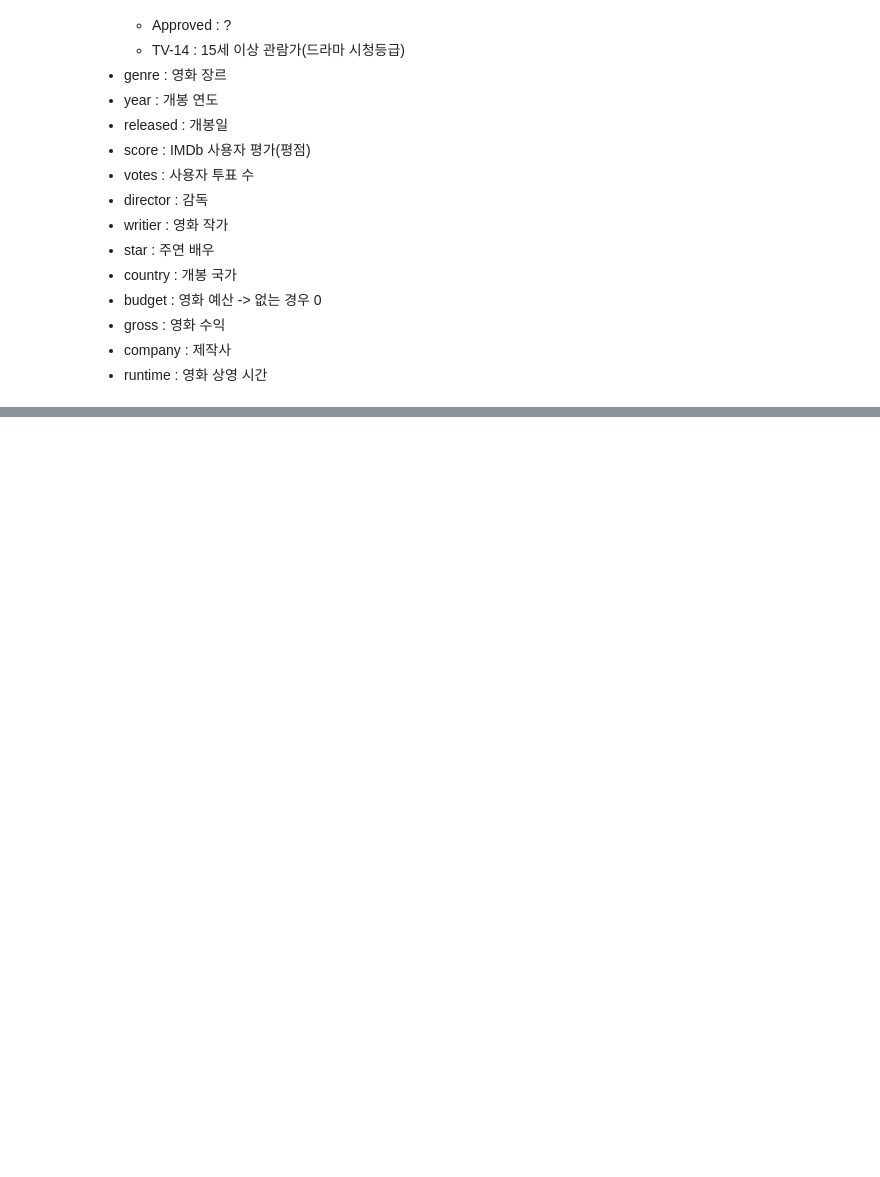
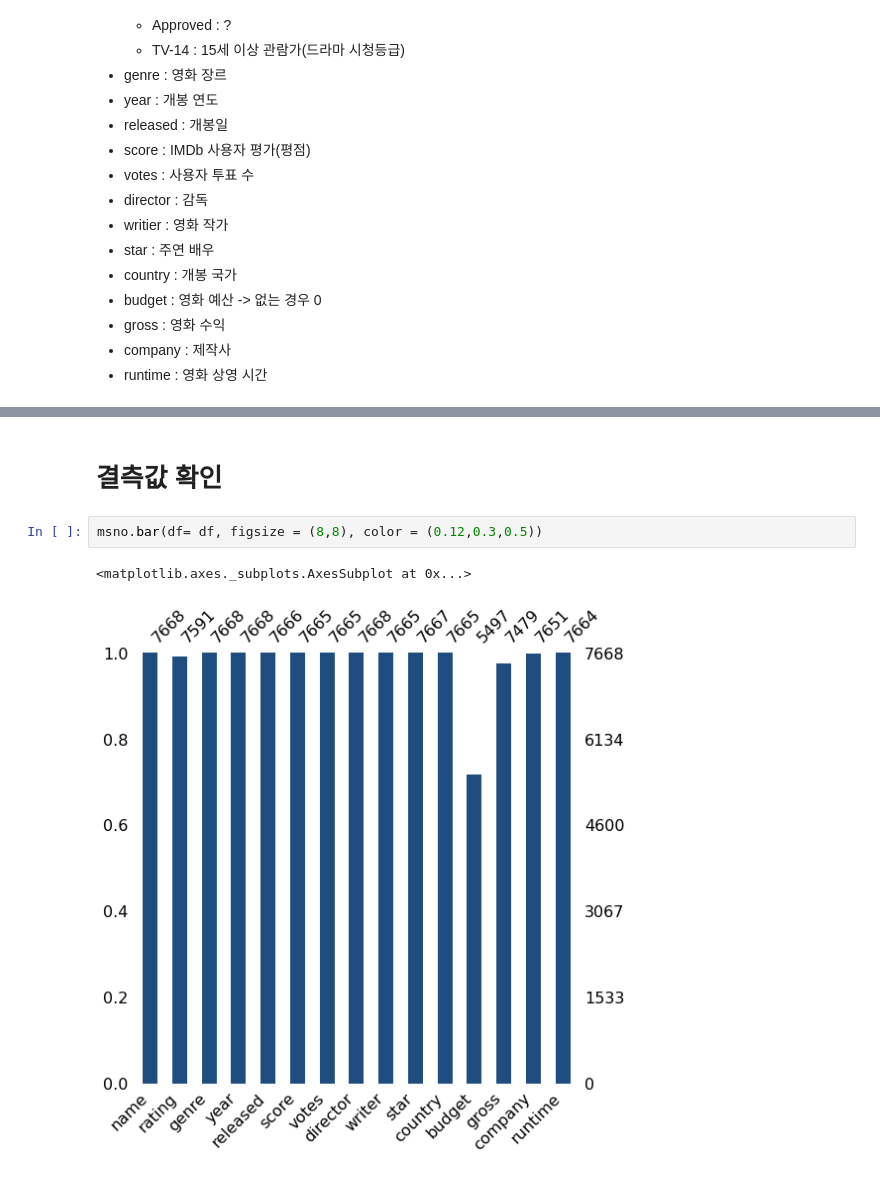
Before and after one commit to JaeHong-Park987/Kaggle, a Jupyter notebook: Movie Industry/Movie Industry 분석.ipynb, the cells around one changed output, grey strips where cells are left out. Saved outputs shown, nothing was run; the diff lists cells and outputs as text; blank space fills up the shorter version.

```diff
--- a/Movie Industry/Movie Industry 분석.ipynb
+++ b/Movie Industry/Movie Industry 분석.ipynb
@@ -84,0 +108,7 @@ Name: genre, dtype: int64
+# %% [markdown]
+# 결측값 확인
+# %%
+msno.bar(df= df, figsize = (8,8), color = (0.12,0.3,0.5))
+# %% [output]
+<matplotlib.axes._subplots.AxesSubplot at 0x...>
+[figure, added]
```
Also changed, not shown: parts of 45 cells of this notebook.
